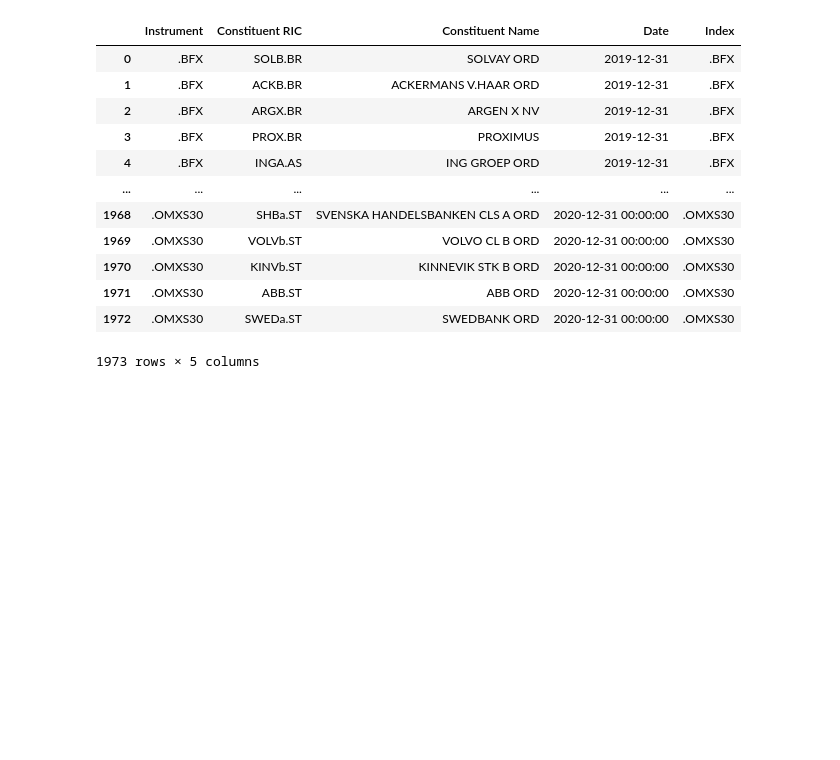
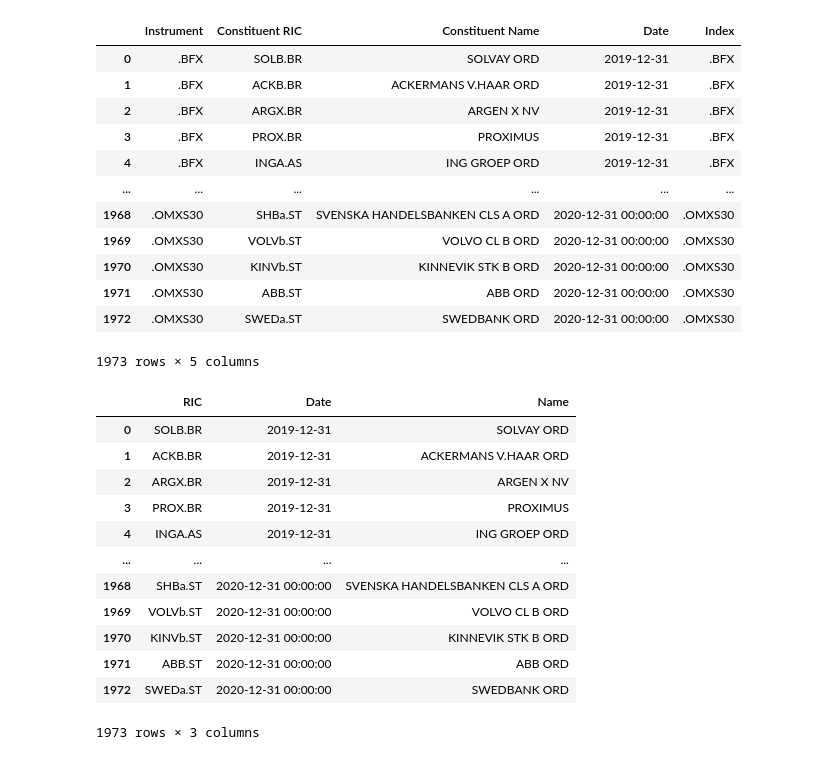
Before and after one commit to chalakorn49265/Statistical-Arbitrage-Group9, a Jupyter notebook: all_data.ipynb, the cells around one changed output. Drawn from its saved outputs; the diff is of its cells as text; code cells hidden in the pictures; blank space fills up the shorter version.

```diff
--- a/all_data.ipynb
+++ b/all_data.ipynb
@@ -216,0 +217,20 @@ combined_df.to_csv('all_data.csv', index=False)
+# %%
+namelist = pd.read_csv('all_data.csv')
+namelist = namelist[['Constituent RIC', 'Date', 'Constituent Name']]
+namelist.rename(columns={'Constituent RIC': 'RIC', 'Constituent Name': 'Name'}, inplace=True)
+namelist.to_csv('namelist.csv', index=False)
+namelist
+# %% [output]
+|  | RIC | Date | Name |
+| 0 | SOLB.BR | 2019-12-31 | SOLVAY ORD |
+| 1 | ACKB.BR | 2019-12-31 | ACKERMANS V.HAAR ORD |
+| 2 | ARGX.BR | 2019-12-31 | ARGEN X NV |
+| 3 | PROX.BR | 2019-12-31 | PROXIMUS |
+| 4 | INGA.AS | 2019-12-31 | ING GROEP ORD |
+| ... | ... | ... | ... |
+| 1968 | SHBa.ST | 2020-12-31 00:00:00 | SVENSKA HANDELSBANKEN CLS A ORD |
+| 1969 | VOLVb.ST | 2020-12-31 00:00:00 | VOLVO CL B ORD |
+| 1970 | KINVb.ST | 2020-12-31 00:00:00 | KINNEVIK STK B ORD |
+| 1971 | ABB.ST | 2020-12-31 00:00:00 | ABB ORD |
+| 1972 | SWEDa.ST | 2020-12-31 00:00:00 | SWEDBANK ORD |
+1973 rows × 3 columns
```
Also changed, not shown: parts of 10 cells of this notebook, 3 other files.
